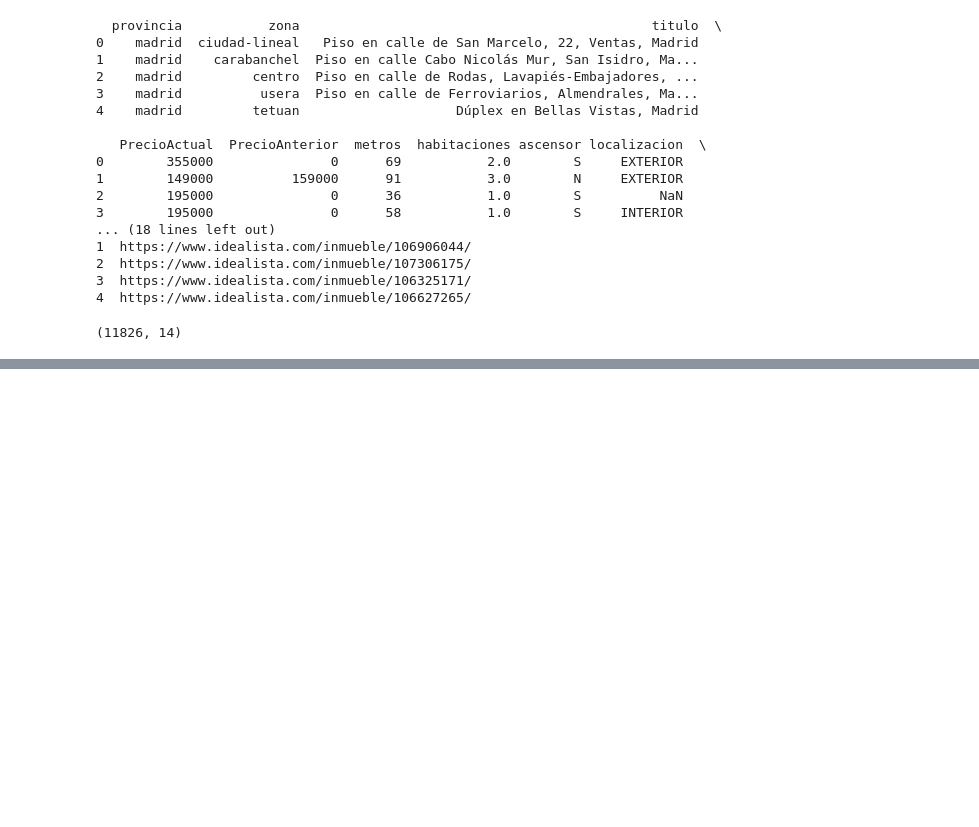
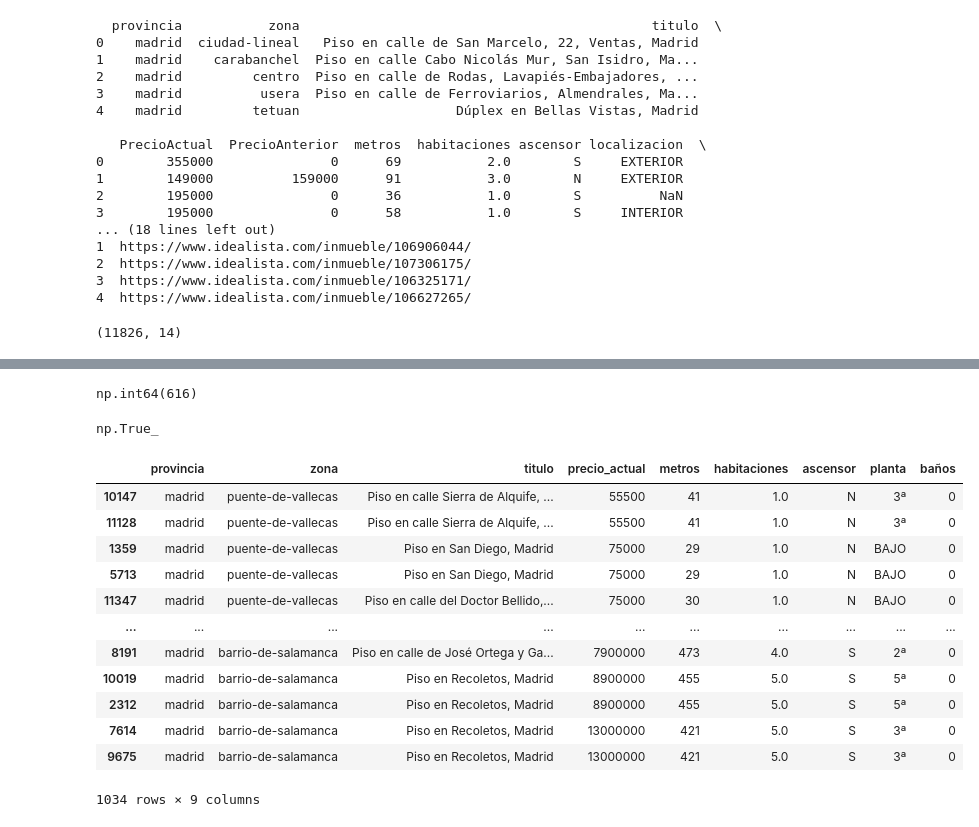
Before and after one commit to carmamenriosrodriguez/Proyecto-Venta-Madrid, a Jupyter notebook: Limpieza_Madrid.ipynb, the cells around one changed output, grey strips where cells are left out. Drawn from its saved outputs; the diff is of its cells as text; code cells hidden in the pictures; blank space fills up the shorter version.

```diff
--- a/Limpieza_Madrid.ipynb
+++ b/Limpieza_Madrid.ipynb
@@ -65,0 +41,9 @@ print(df_renta.head())
+# %%
+columns_to_drop = {
+    'precioanterior',
+    'localizacion',
+    'tags',
+    'descripcion',
+    'enlace',
+}
+df_madrid = df_madrid.drop(columns=columns_to_drop)
@@ -65,0 +93,2 @@ print(df_renta.head())
+# %%
+df_madrid['planta'].fillna(method ='bfill', inplace= True)
@@ -65,0 +142,3 @@ print(df_renta.head())
+# %%
+df_madrid['habitaciones'].fillna(method ='bfill', inplace= True)
+df_madrid['ascensor'].fillna(method ='bfill', inplace= True)
@@ -65,0 +200,26 @@ print(df_renta.head())
+# %%
+df_madrid.duplicated(keep = 'first').sum()
+# %% [output]
+np.int64(616)
+# %%
+df_madrid.duplicated().any()
+# %% [output]
+np.True_
+# %%
+duplicados = df_madrid[df_madrid.duplicated(keep = False)].sort_values(by='precio_actual')
+# %%
+duplicados
+# %% [output]
+|  | provincia | zona | titulo | precio_actual | metros | habitaciones | ascensor | planta | baños |
+| 10147 | madrid | puente-de-vallecas | Piso en calle Sierra de Alquife, ... | 55500 | 41 | 1.0 | N | 3ª | 0 |
+| 11128 | madrid | puente-de-vallecas | Piso en calle Sierra de Alquife, ... | 55500 | 41 | 1.0 | N | 3ª | 0 |
+| 1359 | madrid | puente-de-vallecas | Piso en San Diego, Madrid | 75000 | 29 | 1.0 | N | BAJO | 0 |
+| 5713 | madrid | puente-de-vallecas | Piso en San Diego, Madrid | 75000 | 29 | 1.0 | N | BAJO | 0 |
+| 11347 | madrid | puente-de-vallecas | Piso en calle del Doctor Bellido,... | 75000 | 30 | 1.0 | N | BAJO | 0 |
+| ... | ... | ... | ... | ... | ... | ... | ... | ... | ... |
+| 8191 | madrid | barrio-de-salamanca | Piso en calle de José Ortega y Ga... | 7900000 | 473 | 4.0 | S | 2ª | 0 |
+| 10019 | madrid | barrio-de-salamanca | Piso en Recoletos, Madrid | 8900000 | 455 | 5.0 | S | 5ª | 0 |
+| 2312 | madrid | barrio-de-salamanca | Piso en Recoletos, Madrid | 8900000 | 455 | 5.0 | S | 5ª | 0 |
+| 7614 | madrid | barrio-de-salamanca | Piso en Recoletos, Madrid | 13000000 | 421 | 5.0 | S | 3ª | 0 |
+| 9675 | madrid | barrio-de-salamanca | Piso en Recoletos, Madrid | 13000000 | 421 | 5.0 | S | 3ª | 0 |
+1034 rows × 9 columns
```
Also changed, not shown: parts of 19 cells of this notebook.
